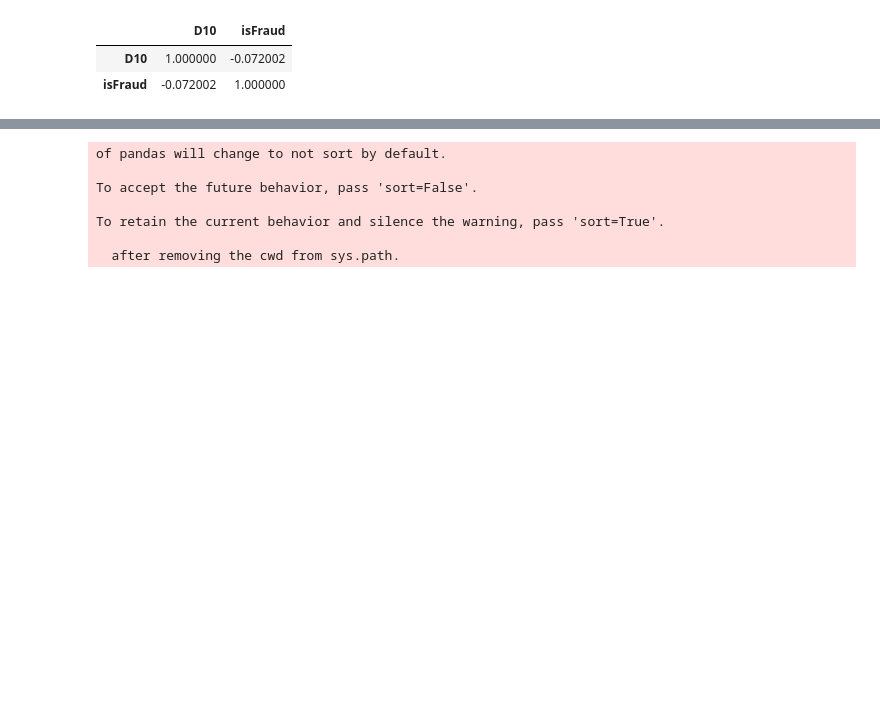
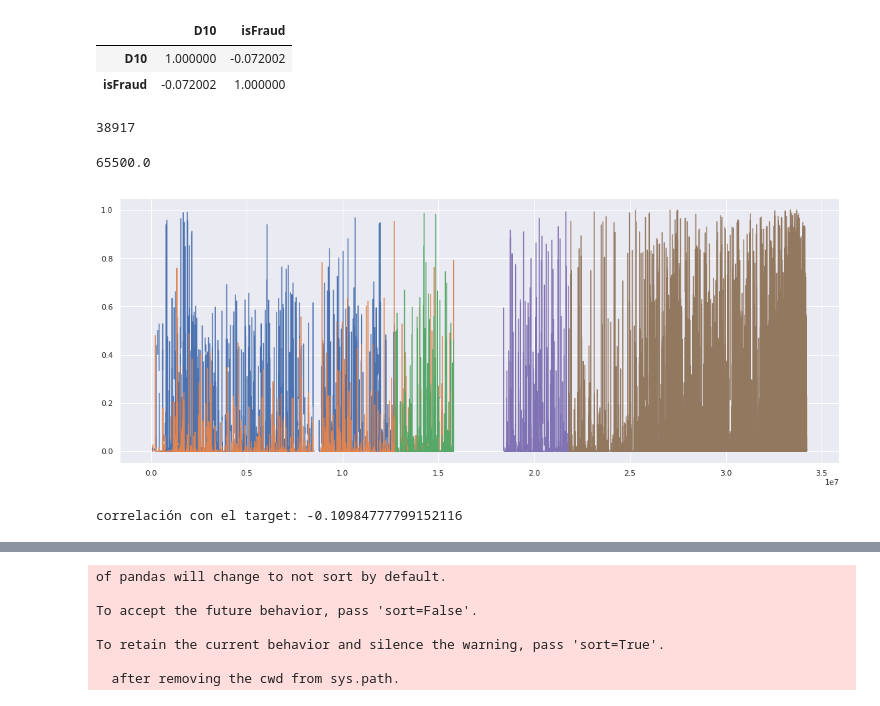
Before and after one commit to rodgomrod/kaggle_ieee_fraud, a Jupyter notebook: exploring_features_2nd_round.ipynb, the cells around one changed output, grey strips where cells are left out. Saved outputs shown, nothing was run; the diff lists cells and outputs as text; code cells hidden in the pictures; blank space fills up the shorter version.

```diff
--- a/exploring_features_2nd_round.ipynb
+++ b/exploring_features_2nd_round.ipynb
@@ -50,12 +50,17 @@ train.head()
 5 rows × 576 columns
 # %%
 public_test_size = int(len(test)*0.2)
+train_time_split = int(len(train)*0.8)
 # %%
 def plot_new():
     fig, ax = plt.subplots()
     fig.set_size_inches(18.5, 7)
-    ax.plot(train[train.isFraud == 0].TransactionDT, train[train.isFraud == 0].new)
-    ax.plot(train[train.isFraud == 1].TransactionDT, train[train.isFraud == 1].new)
+    ax.plot(train[train.isFraud == 0].TransactionDT[:train_time_split], train[train.isFraud == 0].new[:train_time_split])
+    ax.plot(train[train.isFraud == 1].TransactionDT[:train_time_split], train[train.isFraud == 1].new[:train_time_split])
+
+    ax.plot(train[train.isFraud == 0].TransactionDT[train_time_split:], train[train.isFraud == 0].new[train_time_split:])
+    ax.plot(train[train.isFraud == 1].TransactionDT[train_time_split:], train[train.isFraud == 1].new[train_time_split:])
+
     ax.plot(test.TransactionDT[:public_test_size], test.new[:public_test_size])
     ax.plot(test.TransactionDT[public_test_size:], test.new[public_test_size:])
     plt.show()
@@ -557,3 +562,23 @@ train[['D10', 'isFraud']].corr()
 |  | D10 | isFraud |
 | D10 | 1.000000 | -0.072002 |
 | isFraud | -0.072002 | 1.000000 |
+# %%
+train.D7.value_counts().sum()
+# %% [output]
+38917
+# %%
+max_new
+# %% [output]
+65500.0
+# %%
+train['new'] = train.D7 * train.groupby(['addr1','addr2', 'card1']).transform('std')['D7']
+test['new'] = test.D7 * test.groupby(['addr1','addr2', 'card1']).transform('std')['D7']
+train['new'] = train['new'].replace(np.inf, np.nan)
+test['new'] = test['new'].replace(np.inf, np.nan)
+max_new=max(train['new'].max(), test['new'].max())
+train['new'] = train['new']/max_new
+test['new'] = test['new']/max_new
+plot_new()
+# %% [output]
+[figure, added]
+correlación con el target: -0.10984777799152116
```
Also changed, not shown: parts of 2 cells of this notebook.
